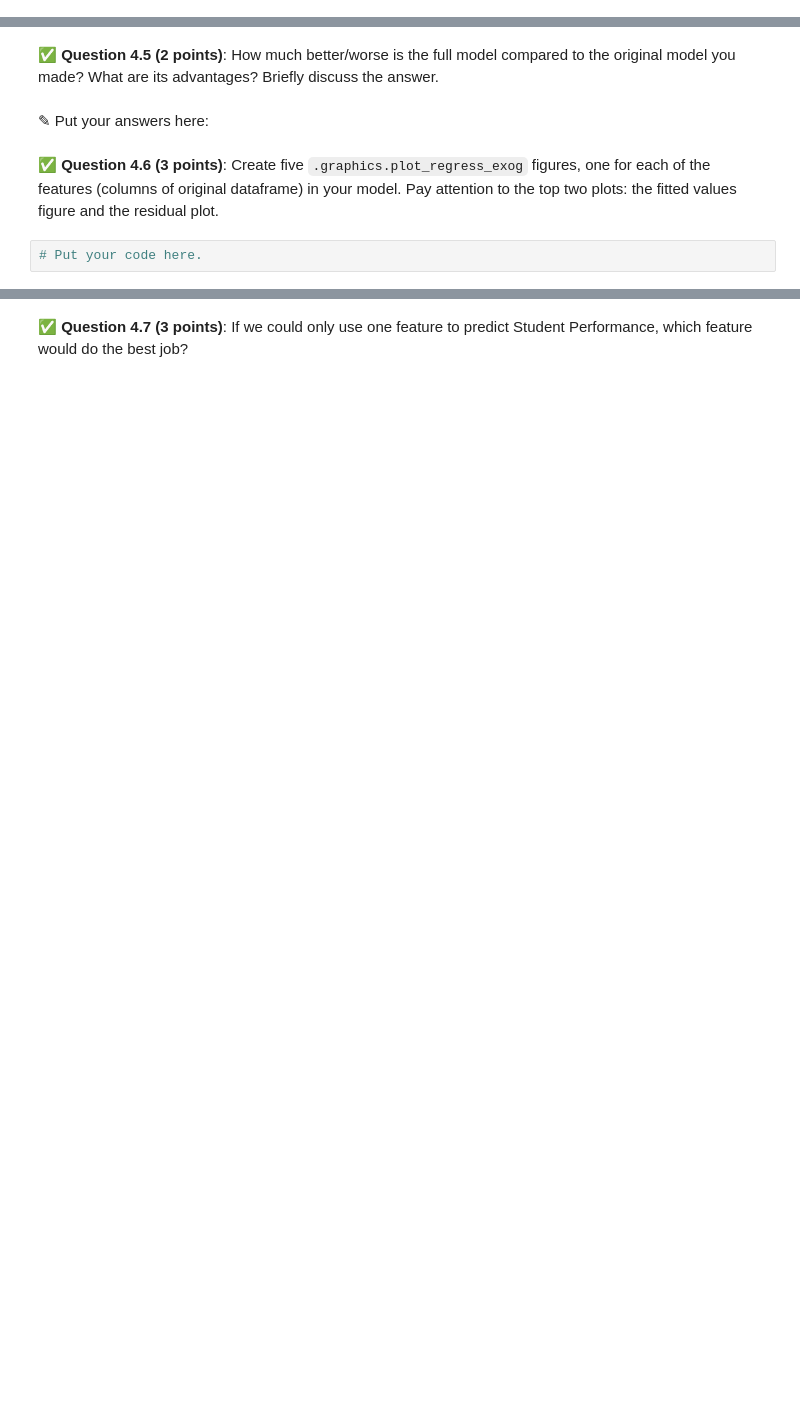
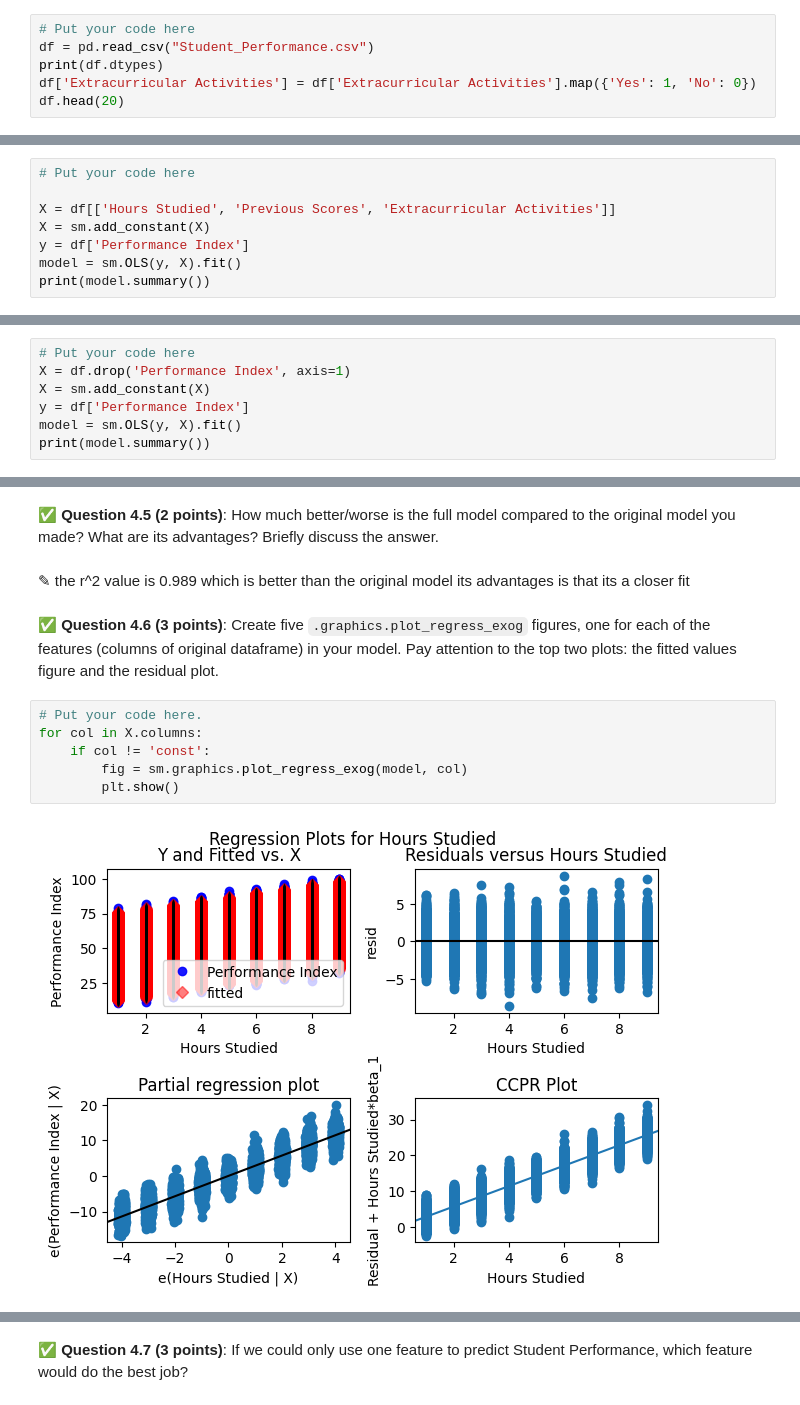
Before and after one commit to ChinmayNC/CMSE202-s25-turnin, a Jupyter notebook: HW-03/HW-03_Regression-S25-STUDENT.ipynb, the cells around one changed output, grey strips where cells are left out. Drawn from its saved outputs; the diff is of its cells as text; blank space fills up the shorter version.

```diff
--- a/HW-03/HW-03_Regression-S25-STUDENT.ipynb
+++ b/HW-03/HW-03_Regression-S25-STUDENT.ipynb
@@ -213,0 +212,6 @@ First, download and read in this synthetic dataset of Student Performance. `http
+# %%
+# Put your code here
+df = pd.read_csv("Student_Performance.csv")
+print(df.dtypes)
+df['Extracurricular Activities'] = df['Extracurricular Activities'].map({'Yes': 1, 'No': 0})
+df.head(20)
@@ -217,0 +245,8 @@ First, download and read in this synthetic dataset of Student Performance. `http
+# %%
+# Put your code here
+
+X = df[['Hours Studied', 'Previous Scores', 'Extracurricular Activities']]
+X = sm.add_constant(X)
+y = df['Performance Index']
+model = sm.OLS(y, X).fit()
+print(model.summary())
@@ -229,0 +281,7 @@ First, download and read in this synthetic dataset of Student Performance. `http
+# %%
+# Put your code here
+X = df.drop('Performance Index', axis=1)
+X = sm.add_constant(X)
+y = df['Performance Index']
+model = sm.OLS(y, X).fit()
+print(model.summary())
@@ -230,8 +306,14 @@ First, download and read in this synthetic dataset of Student Performance. `http
 # %% [markdown]
 &#9989;  **Question 4.5 (2 points)**: How much better/worse is the full model compared to the original model you made? What are its advantages? Briefly discuss the answer.
-# %% [markdown]
-<font size=+3>&#9998;</font> Put your answers here:
+# %% [markdown]
+<font size=+3>&#9998;</font> the r^2 value is 0.989 which is better than the original model its advantages is that its a closer fit
 # %% [markdown]
 &#9989;  **Question 4.6 (3 points)**: Create five `.graphics.plot_regress_exog` figures, one for each of the features (columns of original dataframe) in your model. Pay attention to the top two plots: the fitted values figure and the residual plot.
-# %%
-# Put your code here.
+# %%
+# Put your code here.
+for col in X.columns:
+    if col != 'const':
+        fig = sm.graphics.plot_regress_exog(model, col)
+        plt.show()
+# %% [output]
+[figure, added]
```
Also changed, not shown: parts of 11 cells of this notebook, 1 other file.
